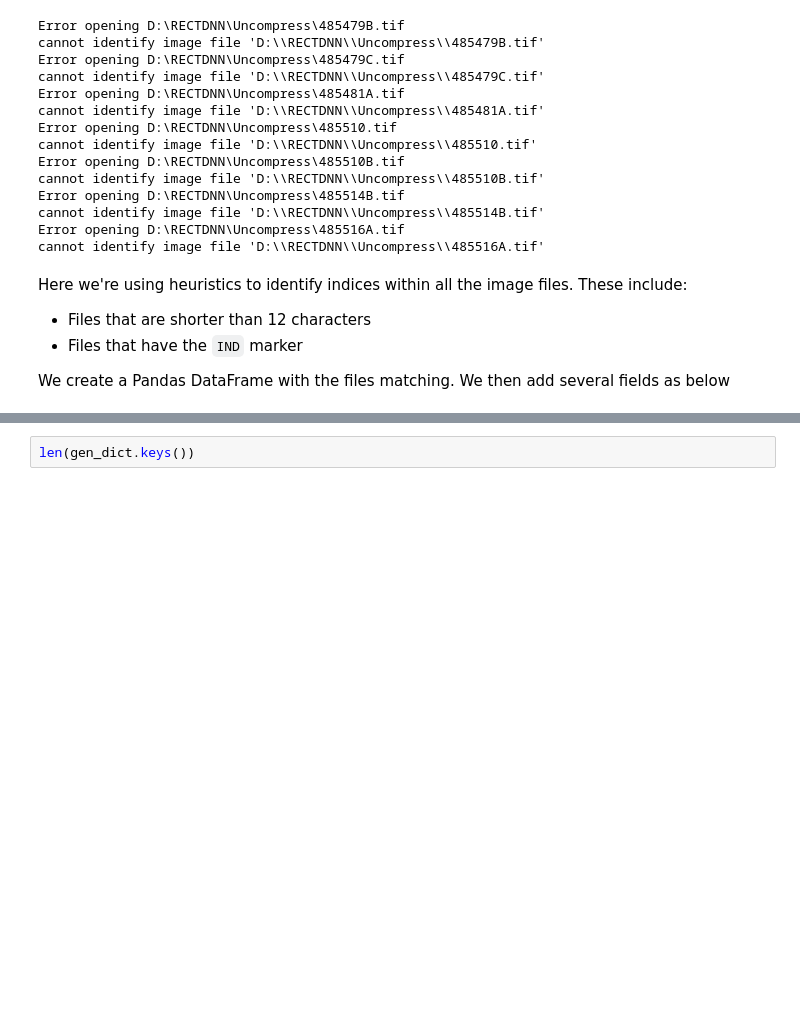
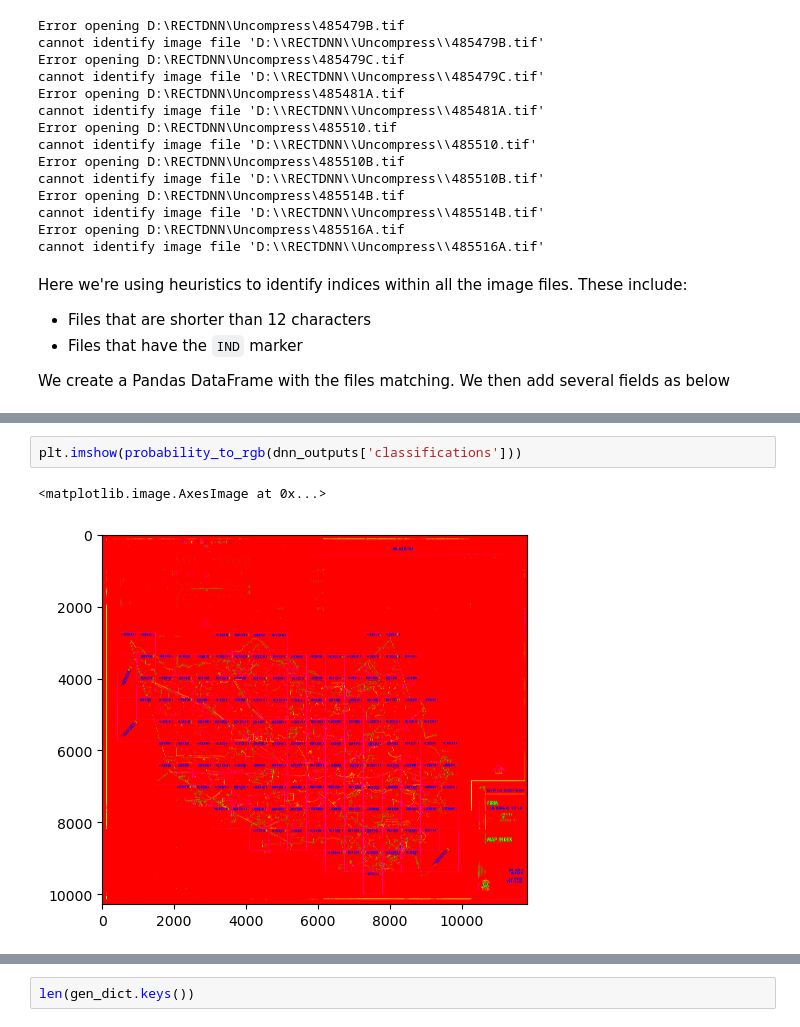
Before and after one commit to f-haces/RECTDNN, a Jupyter notebook: IndexGeoreferencing.ipynb, the cells around one changed output, grey strips where cells are left out. Saved outputs shown, nothing was run; the diff lists cells and outputs as text; blank space fills up the shorter version.

```diff
--- a/IndexGeoreferencing.ipynb
+++ b/IndexGeoreferencing.ipynb
@@ -260,0 +242,5 @@ Speed: 19.0ms preprocess, 238.3ms inference, 1.0ms postprocess per image at shap
+# %%
+plt.imshow(probability_to_rgb(dnn_outputs['classifications']))
+# %% [output]
+<matplotlib.image.AxesImage at 0x...>
+[figure, added]
```
Also changed, not shown: parts of 11 cells of this notebook, 40 other files.
